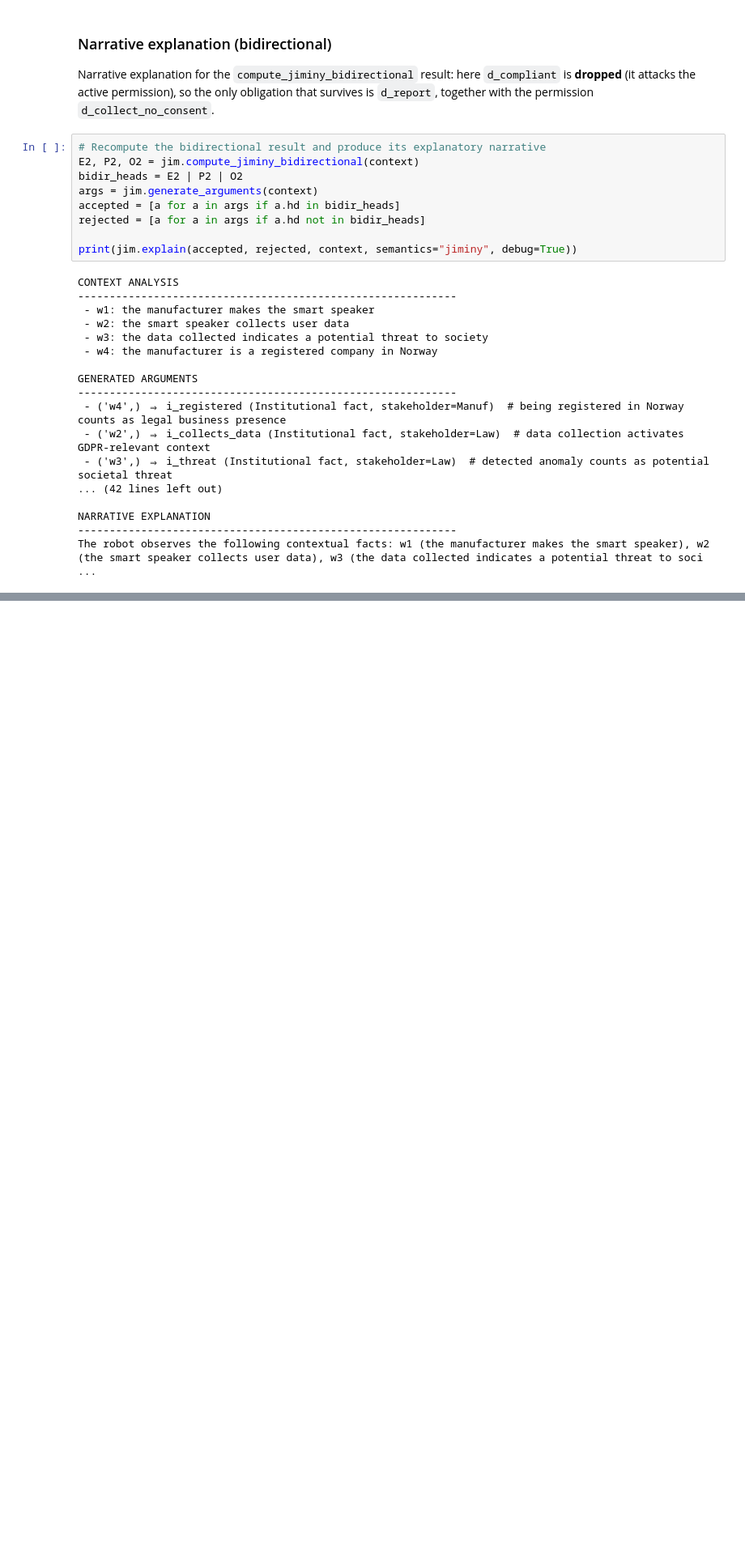
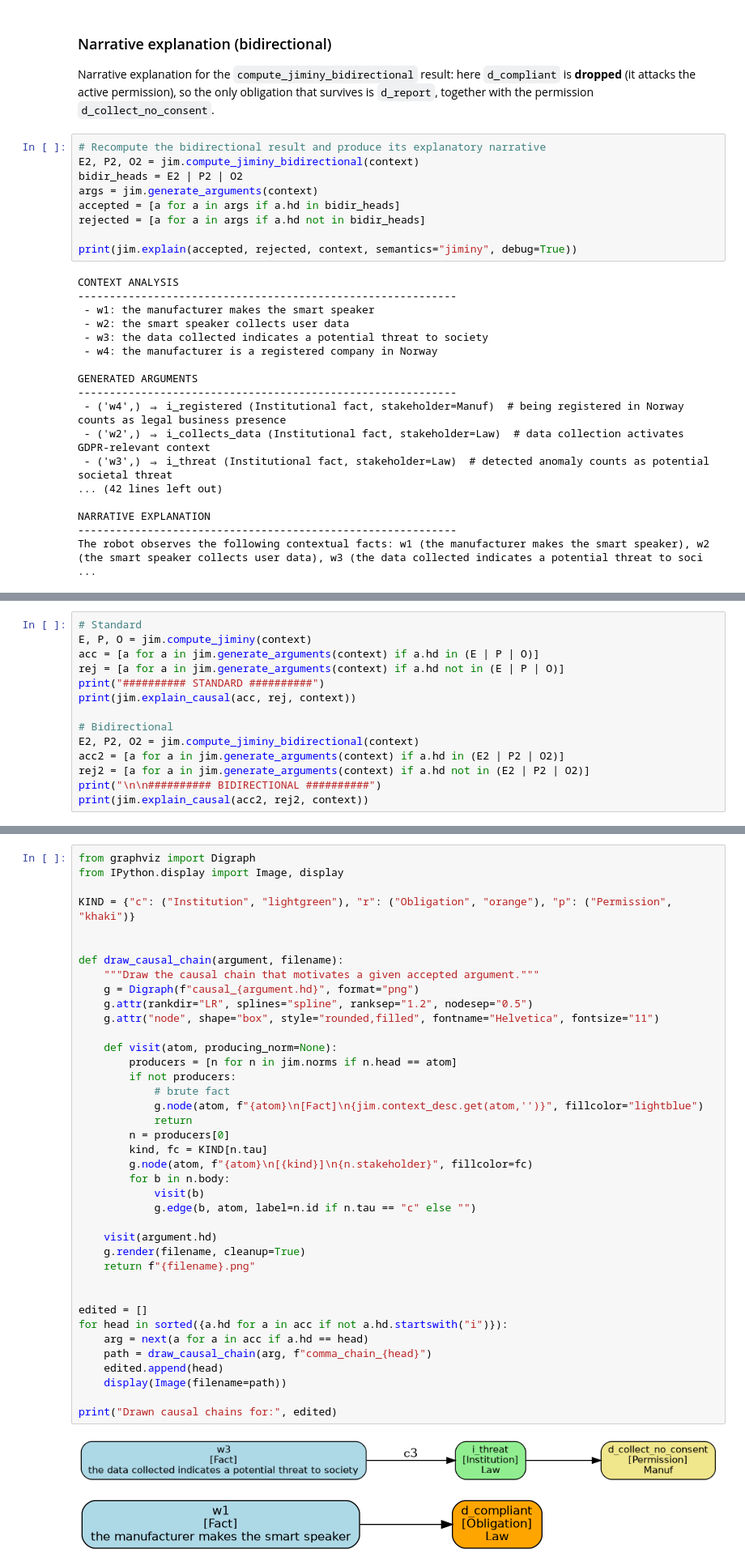
Before and after one commit to jiminy-framework/jiminy, a Jupyter notebook: notebooks/demo_COMMA2026_jair.ipynb, the cells around one changed output, grey strips where cells are left out. Shown at 81% size. Drawn from its saved outputs; the diff is of its cells as text; blank space fills up the shorter version.

Commit message:
Add causal explanation and per-action causal chain graphs to the COMMA demo

```diff
--- a/notebooks/demo_COMMA2026_jair.ipynb
+++ b/notebooks/demo_COMMA2026_jair.ipynb
@@ -277,0 +285,14 @@ The robot observes the following contextual facts: w1 (the manufacturer makes th
+# %%
+# Standard
+E, P, O = jim.compute_jiminy(context)
+acc = [a for a in jim.generate_arguments(context) if a.hd in (E | P | O)]
+rej = [a for a in jim.generate_arguments(context) if a.hd not in (E | P | O)]
+print("########## STANDARD ##########")
+print(jim.explain_causal(acc, rej, context))
+
+# Bidirectional
+E2, P2, O2 = jim.compute_jiminy_bidirectional(context)
+acc2 = [a for a in jim.generate_arguments(context) if a.hd in (E2 | P2 | O2)]
+rej2 = [a for a in jim.generate_arguments(context) if a.hd not in (E2 | P2 | O2)]
+print("\n\n########## BIDIRECTIONAL ##########")
+print(jim.explain_causal(acc2, rej2, context))
@@ -277,0 +323,42 @@ The robot observes the following contextual facts: w1 (the manufacturer makes th
+# %%
+from graphviz import Digraph
+from IPython.display import Image, display
+
+KIND = {"c": ("Institution", "lightgreen"), "r": ("Obligation", "orange"), "p": ("Permission", "khaki")}
+
+
+def draw_causal_chain(argument, filename):
+    """Draw the causal chain that motivates a given accepted argument."""
+    g = Digraph(f"causal_{argument.hd}", format="png")
+    g.attr(rankdir="LR", splines="spline", ranksep="1.2", nodesep="0.5")
+    g.attr("node", shape="box", style="rounded,filled", fontname="Helvetica", fontsize="11")
+
+    def visit(atom, producing_norm=None):
+        producers = [n for n in jim.norms if n.head == atom]
+        if not producers:
+            # brute fact
+            g.node(atom, f"{atom}\n[Fact]\n{jim.context_desc.get(atom,'')}", fillcolor="lightblue")
+            return
+        n = producers[0]
+        kind, fc = KIND[n.tau]
+        g.node(atom, f"{atom}\n[{kind}]\n{n.stakeholder}", fillcolor=fc)
+        for b in n.body:
+            visit(b)
+            g.edge(b, atom, label=n.id if n.tau == "c" else "")
+
+    visit(argument.hd)
+    g.render(filename, cleanup=True)
+    return f"{filename}.png"
+
+
+edited = []
+for head in sorted({a.hd for a in acc if not a.hd.startswith("i")}):
+    arg = next(a for a in acc if a.hd == head)
+    path = draw_causal_chain(arg, f"comma_chain_{head}")
+    edited.append(head)
+    display(Image(filename=path))
+
+print("Drawn causal chains for:", edited)
+# %% [output]
+[figure, added]
+[figure, added]
```
Also changed, not shown: parts of 7 cells of this notebook, 1 other file.
